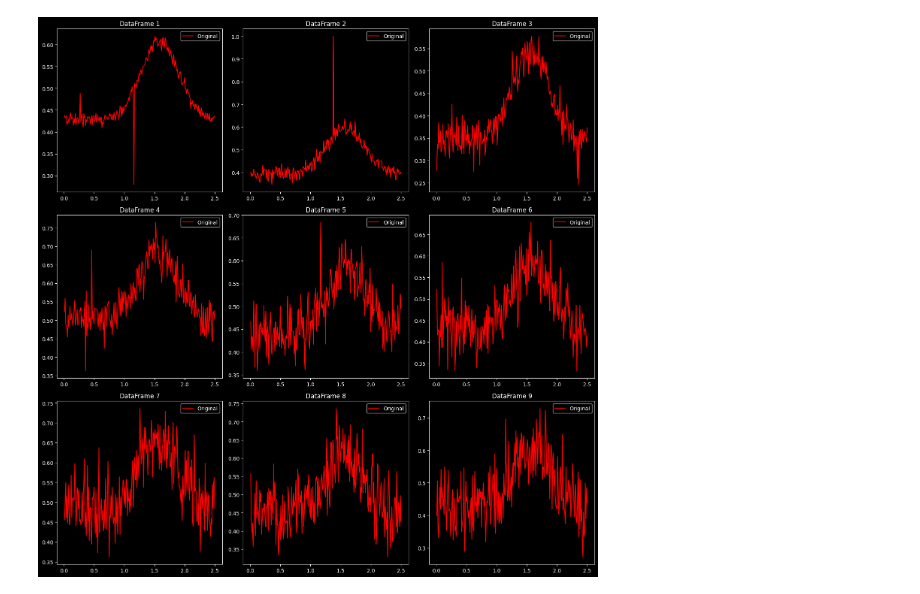
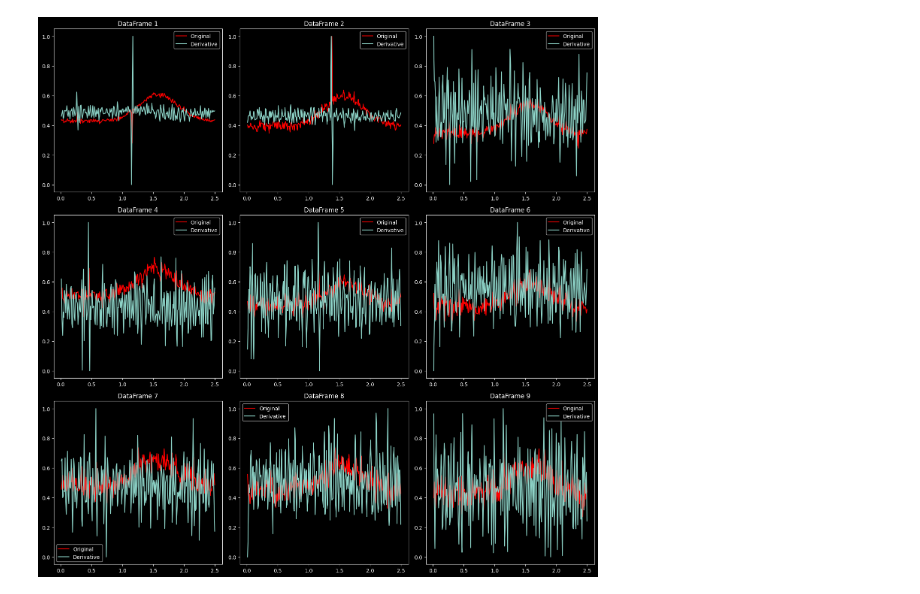
Before and after one commit to Nici1/anomaly-detection, a Jupyter notebook: notebooks/visualization.ipynb, the cells around one changed output. Cells and saved outputs as stored; diff of their text form; code cells hidden in the pictures.

```diff
--- a/notebooks/visualization.ipynb
+++ b/notebooks/visualization.ipynb
@@ -26,5 +29,8 @@ import os
 # %%
-dfs = {}
+dataframes = []
 
-for i in range(1, 10):
-    dfs[f'df_{i}'] = pd.read_csv(f'data/ads-{i}.csv')
+
+# Create nine pandas DataFrame objects in a loop
+for i in range(1, 10, 1):
+    df = pd.read_csv(f"../data/ads-{i}.csv")
+    dataframes.append(df)
@@ -41,33 +37,32 @@ df.head(5)
 # %%
 
 fig, axs = plt.subplots(3, 3, figsize=(15, 15))
 
 for i in range(3):
     for j in range(3):
         # Calculate the index for accessing the dfs dictionary
-        index = i * 3 + j + 1
+        index = i * 3 + j
         # Check if the index exists in the dictionary before plotting
-        if f'df_{index}' in dfs:
 
-            min_value = dfs[f'df_{index}']['ftr_vector'].min()
-            max_value = dfs[f'df_{index}']['ftr_vector'].max()
-            dfs[f'df_{index}']['ftr_vector'] = (dfs[f'df_{index}']['ftr_vector'] - min_value) / (max_value - min_value)
+        min_value = dataframes[index]['ftr_vector'].min()
+        max_value = dataframes[index]['ftr_vector'].max()
+        dataframes[index]['ftr_vector'] = (dataframes[index]['ftr_vector'] - min_value) / (max_value - min_value)
 
 
-            axs[i, j].plot(dfs[f'df_{index}']['timestamp'].iloc[:250], dfs[f'df_{index}']['ftr_vector'].iloc[:250], label="Original", color='red')
-            dx =  dfs[f'df_{index}']['timestamp'].iloc[1] - dfs[f'df_{index}']['timestamp'].iloc[0]
-            dy_dx = np.gradient(dfs[f'df_{index}']['ftr_vector'].iloc[:250], dx)
+        axs[i, j].plot(dataframes[index]['timestamp'].iloc[:250], dataframes[index]['ftr_vector'].iloc[:250], label="Original", color='red')
 
-            min_value = dy_dx.min()
-            max_value = dy_dx.max()
-            dy_dx = (dy_dx - min_value) / (max_value - min_value)
+        dy_dx = np.gradient(dataframes[index]['ftr_vector'].iloc[:250], dataframes[index]['timestamp'].iloc[:250])
 
-            #axs[i, j].plot(dfs[f'df_{index}']['timestamp'].iloc[:250], dy_dx, label="Derivative")
+        min_value = dy_dx.min()
+        max_value = dy_dx.max()
+        dy_dx = (dy_dx - min_value) / (max_value - min_value)
 
-            axs[i, j].set_title(f'DataFrame {index}')
-            axs[i, j].legend()
+        axs[i, j].plot(dataframes[index]['timestamp'].iloc[:250], dy_dx, label="Derivative")
+
+        axs[i, j].set_title(f'DataFrame {index+1}')
+        axs[i, j].legend()
 
 plt.tight_layout()
 plt.show()
 # %% [output]
-[figure, old version]
+[figure, new version]
```
Also changed, not shown: parts of 7 cells of this notebook, 23 other files.
